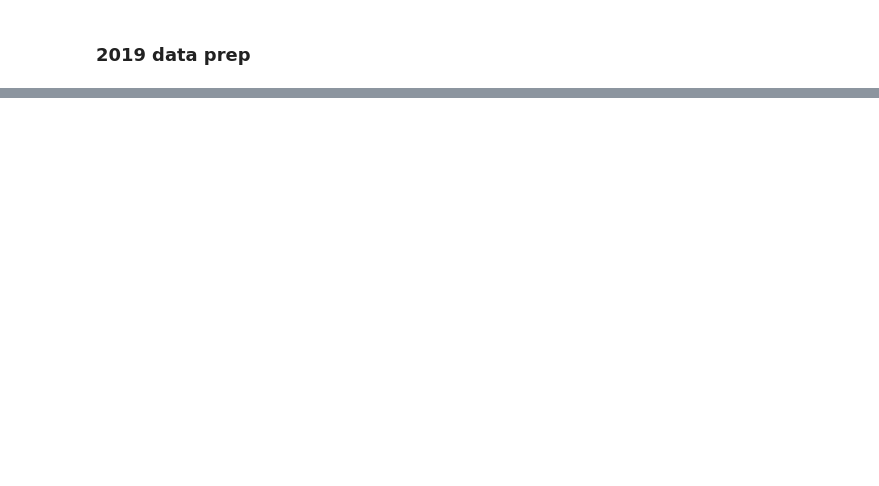
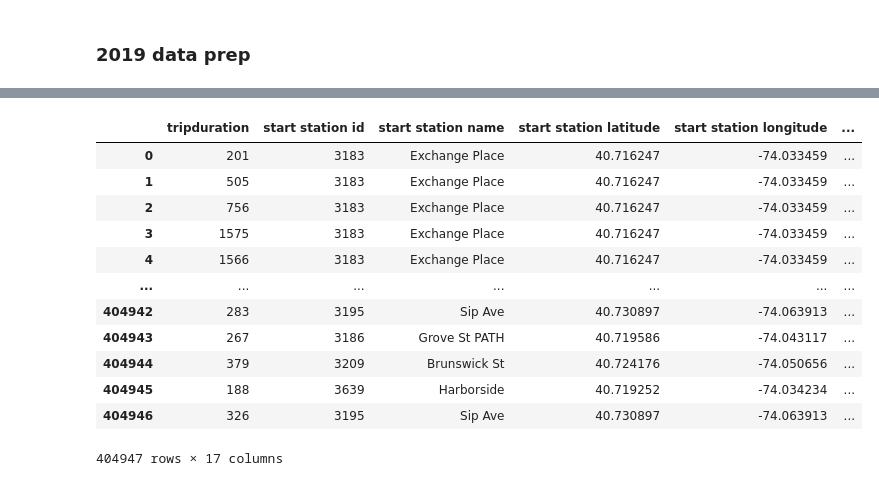
Before and after one commit to elrhmo/bike_sharing, a Jupyter notebook: data_prep.ipynb, the cells around one changed output, grey strips where cells are left out. Saved outputs shown, nothing was run; the diff lists cells and outputs as text; code cells hidden in the pictures; blank space fills up the shorter version.

```diff
--- a/data_prep.ipynb
+++ b/data_prep.ipynb
@@ -1923,2 +1972,9 @@ Extraction completed.
 # %% [markdown]
 ### 2019 data prep
+# %%
+# using list comprehension that reads each csv file from the list and generates a sequence of dataframes
+dfs_2019 = (pd.read_csv(csv) for csv in csv_2019)
+
+# concatenate csvs them into a single DataFrame using pd.concat()
+# ignore_index=True parameter resets the index of the resulting DataFrame, so that it is a continuous sequence of integers.
+data_2019 = pd.concat(dfs_2019, ignore_index=True)
@@ -1924,0 +2011,25 @@ Extraction completed.
+# %%
+# 2019
+
+## Add some extra variables to the dataset for use later in filtering
+
+import datetime
+
+## Feeding a specified date format speeds up the pd.to_datetime function immeasurably, especially over large datasets
+## e.g. http://stackoverflow.com/questions/32034689/why-is-pandas-to-datetime-slow-for-non-standard-time-format-such-as-2014-12-31
+
+format = "%Y/%m/%d %H:%M"
+
+# Minute level of accuracy if fine for this analysis so the below code cuts these seconds off from the datetime and formats the datetime columns
+data_2019['Start Date'] = data_2019['starttime'].str[:16]
+data_2019['End Date'] = data_2019['stoptime'].str[:16]
+
+data_2019['Start Date']= pd.to_datetime(data_2019['Start Date'], format=format)
+
+data_2019['End Date']= pd.to_datetime(data_2019['End Date'], format=format)
+
+data_2019['Hour']= pd.to_datetime(data_2019['Start Date'], format=format).dt.hour
+
+data_2019['Day']= pd.to_datetime(data_2019['Start Date'], format=format).dt.weekday
+
+data_2019.head()
@@ -1924,0 +2043,17 @@ Extraction completed.
+# %%
+# removing columns that aren't required
+data_2019.drop(['starttime', 'stoptime'], axis=1)
+# %% [output]
+|  | tripduration | start station id | start station name | start station latitude | start station longitude | ... |
+| 0 | 201 | 3183 | Exchange Place | 40.716247 | -74.033459 | ... |
+| 1 | 505 | 3183 | Exchange Place | 40.716247 | -74.033459 | ... |
+| 2 | 756 | 3183 | Exchange Place | 40.716247 | -74.033459 | ... |
+| 3 | 1575 | 3183 | Exchange Place | 40.716247 | -74.033459 | ... |
+| 4 | 1566 | 3183 | Exchange Place | 40.716247 | -74.033459 | ... |
+| ... | ... | ... | ... | ... | ... | ... |
+| 404942 | 283 | 3195 | Sip Ave | 40.730897 | -74.063913 | ... |
+| 404943 | 267 | 3186 | Grove St PATH | 40.719586 | -74.043117 | ... |
+| 404944 | 379 | 3209 | Brunswick St | 40.724176 | -74.050656 | ... |
+| 404945 | 188 | 3639 | Harborside | 40.719252 | -74.034234 | ... |
+| 404946 | 326 | 3195 | Sip Ave | 40.730897 | -74.063913 | ... |
+404947 rows × 17 columns
```
Also changed, not shown: parts of 22 cells of this notebook.
